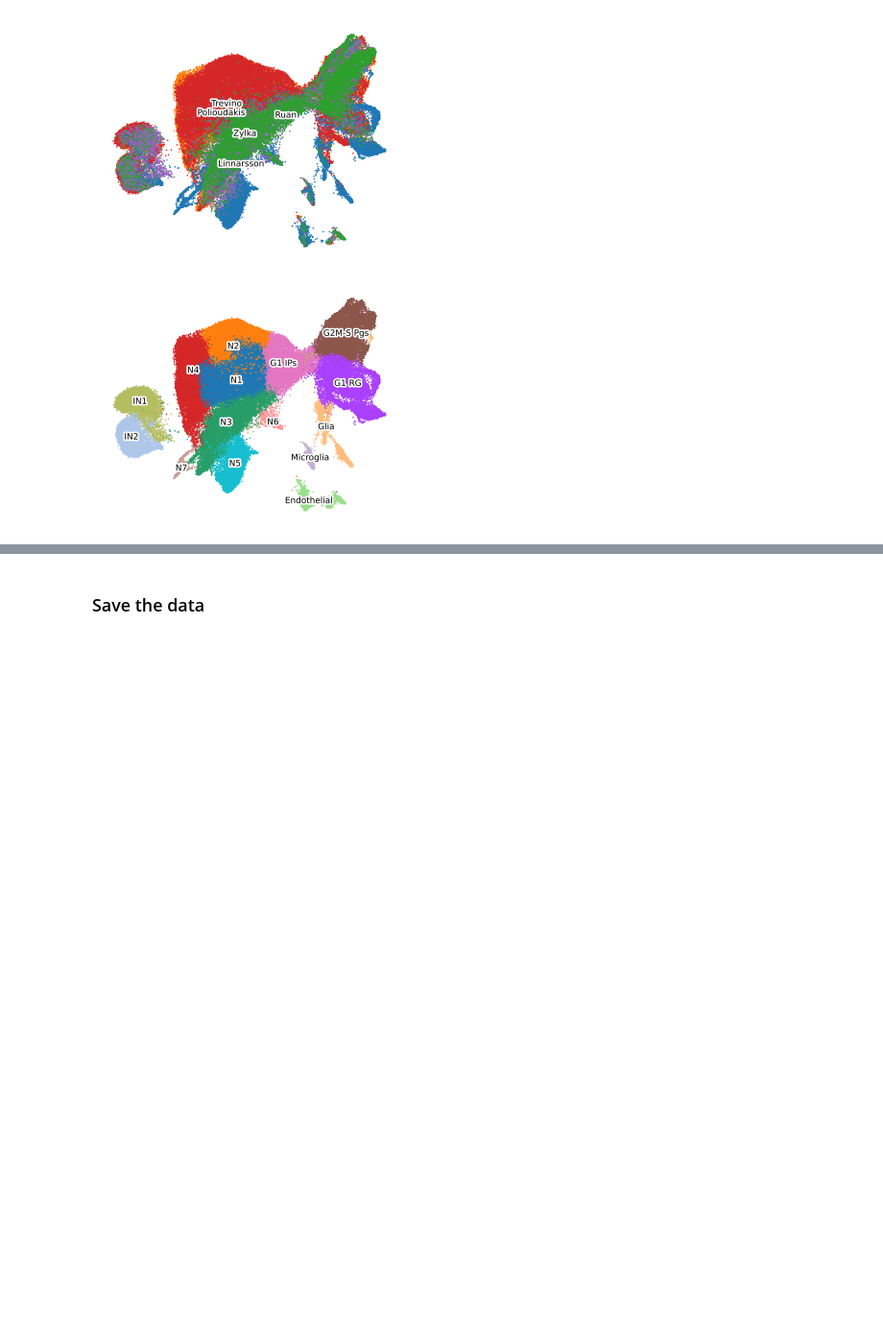
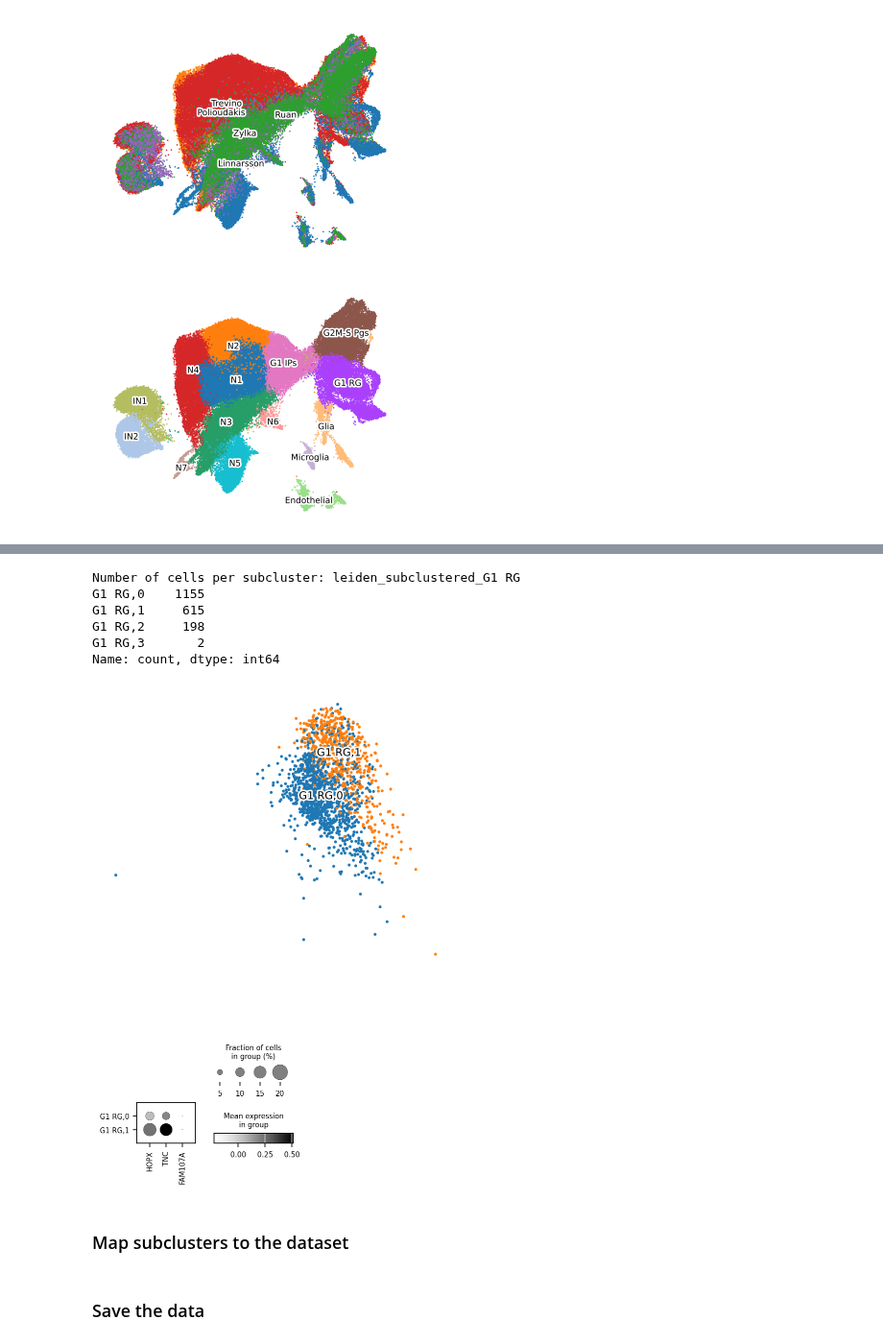
Before and after one commit to KalebicLab/ScDGomics, a Jupyter notebook: notebooks/scdgomics_clustering.ipynb, the cells around one changed output, grey strips where cells are left out. Shown at 96% size. Saved outputs shown, nothing was run; the diff lists cells and outputs as text; code cells hidden in the pictures; blank space fills up the shorter version.

```diff
--- a/notebooks/scdgomics_clustering.ipynb
+++ b/notebooks/scdgomics_clustering.ipynb
@@ -268,0 +334,42 @@ plt.show()
+# %%
+# Subcluster mouse Ncx
+clusters = ['G1 RG']
+for cluster in clusters:
+    sc.tl.leiden(adata_RG_mm_ncx, resolution=0.25, key_added=f'leiden_subclustered_{cluster}', restrict_to=('X_leiden_harmony', [cluster]),  random_state=111)
+
+# Print number of cells per each subcluster
+print("Number of cells per subcluster:", adata_RG_mm_ncx.obs['leiden_subclustered_G1 RG'].value_counts())
+
+# Remove clusters with few cells
+cells_per_cluster = adata_RG_mm_ncx.obs['leiden_subclustered_G1 RG'].value_counts()
+good_clusters = cells_per_cluster[cells_per_cluster >= 200].index.tolist()
+adata_RG_mm_ncx_filtered = adata_RG_mm_ncx[adata_RG_mm_ncx.obs['leiden_subclustered_G1 RG'].isin(good_clusters)].copy()
+
+# Plot clusters
+sc.set_figure_params(figsize=(5, 4))
+sc.pl.umap(adata_RG_mm_ncx_filtered, color=["leiden_subclustered_G1 RG"],frameon=False, show = False, legend_fontsize=10, size =30,
+           legend_loc = 'on data', legend_fontweight=3, ncols = 1, legend_fontoutline = 3, title = '')
+plt.tight_layout()
+plt.savefig('/group/kalebic/Nikola/1_single_cell_final/Nikola_final/final/scdgomics/plots/clustering/UMAP_RG_mouse_ncx_subsets.png', dpi = 300, bbox_inches = 'tight')
+plt.show()
+
+
+# Plot the dotplot
+markers = ['HOPX', 'TNC', 'FAM107A']
+sc.set_figure_params(fontsize=8)
+sc.pl.dotplot(adata_RG_mm_ncx_filtered, markers, groupby ='leiden_subclustered_G1 RG',
+              mean_only_expressed = False, show = False, cmap = 'Greys')
+plt.tight_layout()
+plt.savefig('/group/kalebic/Nikola/1_single_cell_final/Nikola_final/final/scdgomics/plots/clustering/Dotplot_RG_mouse_ncx_subsets.png', dpi = 300, bbox_inches = 'tight')
+plt.show()
+# %% [output]
+Number of cells per subcluster: leiden_subclustered_G1 RG
+G1 RG,0    1155
+G1 RG,1     615
+G1 RG,2     198
+G1 RG,3       2
+Name: count, dtype: int64
+[figure, added]
+[figure, added]
+# %% [markdown]
+### Map subclusters to the dataset
```
Also changed, not shown: parts of 16 cells of this notebook.
